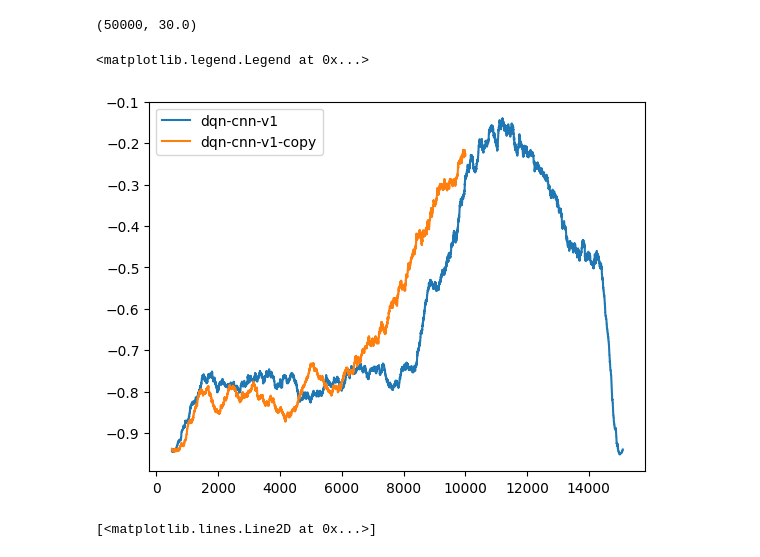
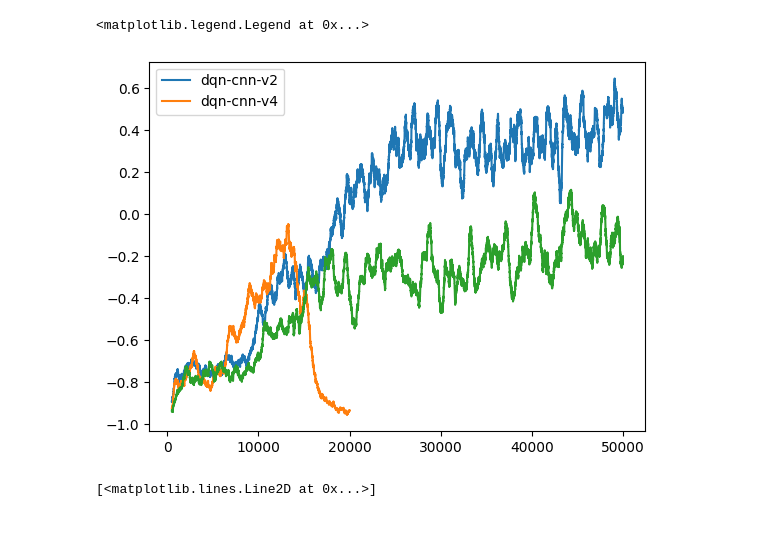
Before and after one commit to fredpell1/snake-RL, a Jupyter notebook: src/plot.ipynb, the cells around one changed output. Saved outputs shown, nothing was run; the diff lists cells and outputs as text; code cells hidden in the pictures; blank space fills up the shorter version.

```diff
--- a/src/plot.ipynb
+++ b/src/plot.ipynb
@@ -21,6 +21,8 @@ rewards_dqn_cnn_v1_copy = np.loadtxt('../outputs/copy/dqn-cnn-v1.txt')
 rewards_dqn_cnn_v1_1 = np.loadtxt('../outputs/dqn-cnn/dqn-cnn-v1-1.txt')
 rewards_dqn_cnn_v2 = np.loadtxt('../outputs/dqn-cnn/dqn-cnn-v2.txt')
 rewards_dqn_cnn_v3 = np.loadtxt('../outputs/dqn-cnn/dqn-cnn-v3.txt')
+rewards_dqn_cnn_v4 = np.loadtxt('../outputs/dqn-cnn/dqn-cnn-v4.txt')
+rewards_dqn_cnn_v4_copy = np.loadtxt("../outputs/copy/dqn-cnn-v4.txt")
 rewards_random = np.loadtxt('../outputs/td/random.txt')
 # %%
 def running_average(window_size, data):
@@ -30,20 +32,18 @@ def running_average(window_size, data):
     for ind in range(window_size - 1):
         average_data.insert(0, np.nan)
     return average_data
-# %%
-len(rewards_dqn_cnn_v3), np.max(rewards_dqn_cnn_v3)
-# %% [output]
-(50000, 30.0)
 # %%
-plt.plot(running_average(500,rewards_dqn_cnn_v1), label='dqn-cnn-v1')
-plt.plot(running_average(500, rewards_dqn_cnn_v1_copy), label='dqn-cnn-v1-copy')
+# plt.plot(running_average(500,rewards_dqn_cnn_v1), label='dqn-cnn-v1')
+# plt.plot(running_average(500, rewards_dqn_cnn_v1_copy), label='dqn-cnn-v1-copy')
 # plt.plot(running_average(500,rewards_dqn_cnn_v1_1), label='dqn-cnn-v1-1')
-# plt.plot(running_average(500, rewards_dqn_cnn_v2), label='dqn-cnn-v2')
-# plt.plot(running_average(500,rewards_dqn_cnn_v3), label='dqn-cnn-v3')
+plt.plot(running_average(500, rewards_dqn_cnn_v2), label='dqn-cnn-v2')
+#plt.plot(running_average(500,rewards_dqn_cnn_v3), label='dqn-cnn-v3')
+plt.plot(running_average(500, rewards_dqn_cnn_v4), label='dqn-cnn-v4')
+plt.plot(running_average(500, rewards_dqn_cnn_v4_copy))
 plt.legend()
 # %% [output]
 <matplotlib.legend.Legend at 0x...>
-[figure, old version]
+[figure, new version]
 # %%
 plt.figure(figsize=(10,10))
 plt.subplot(131)
```
Also changed, not shown: 4 other files.
